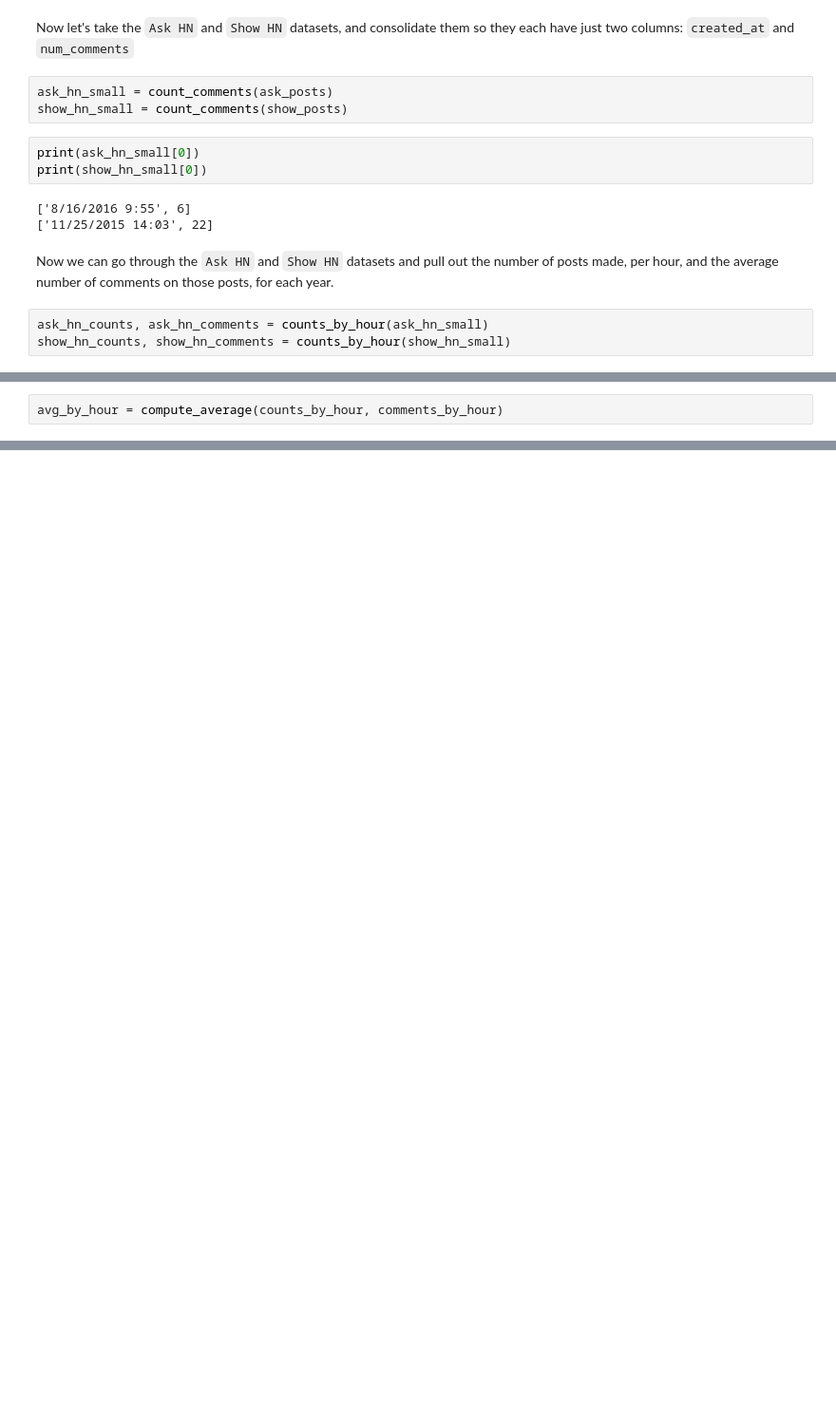
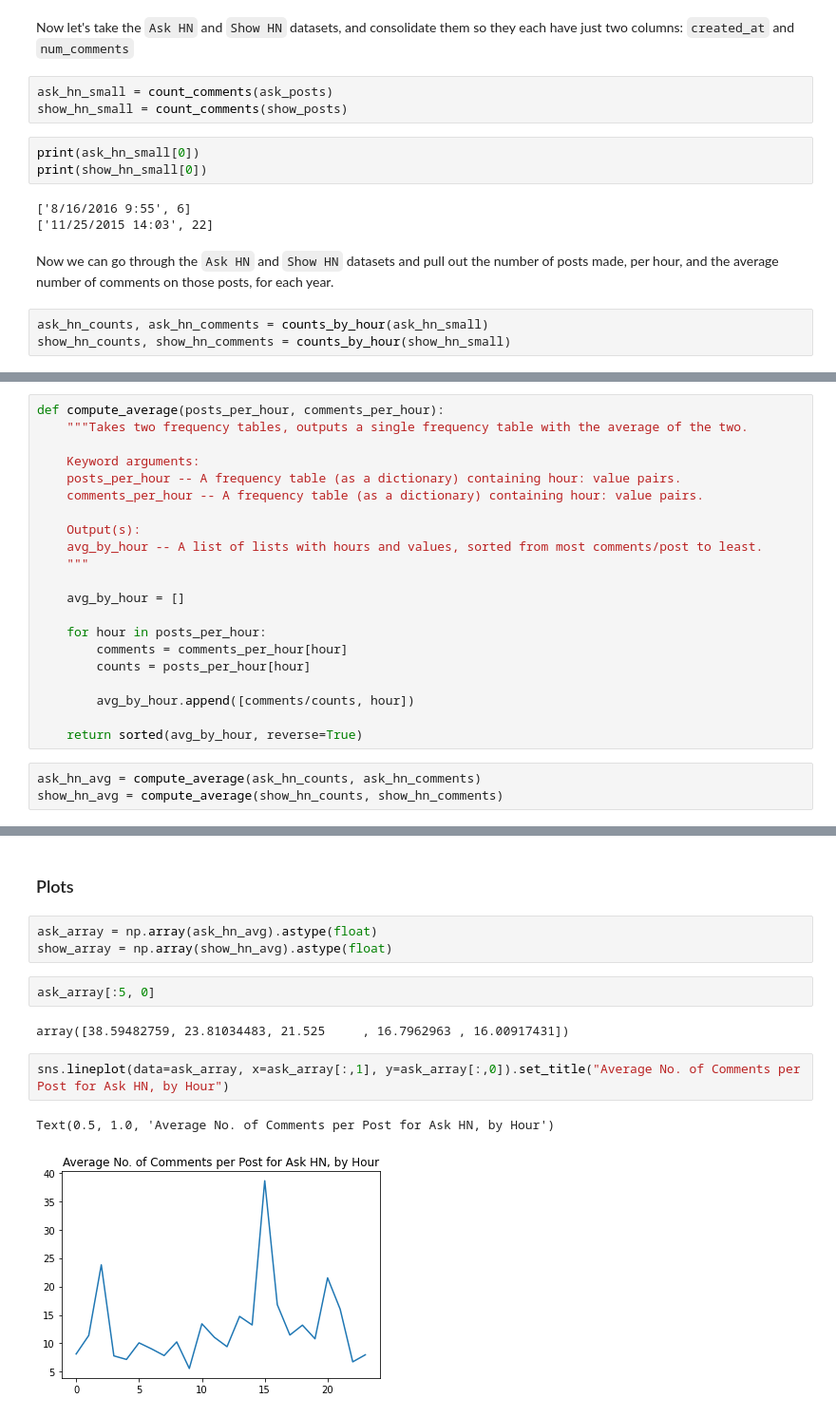
Before and after one commit to nikomccarty/miscellaneous-jupyter, a Jupyter notebook: hacker_news_analysis/hacker_news_exploratory.ipynb, the cells around one changed output, grey strips where cells are left out. Shown at 95% size. Saved outputs shown, nothing was run; the diff lists cells and outputs as text; blank space fills up the shorter version.

Commit message:
Completed analysis and plots.

```diff
--- a/hacker_news_analysis/hacker_news_exploratory.ipynb
+++ b/hacker_news_analysis/hacker_news_exploratory.ipynb
@@ -229,2 +219,0 @@ def compute_average(dict_a, dict_b):
-# %%
-avg_by_hour = compute_average(counts_by_hour, comments_by_hour)
@@ -233 +288,25 @@ avg_by_hour
+# %%
+def compute_average(posts_per_hour, comments_per_hour):
+    """Takes two frequency tables, outputs a single frequency table with the average of the two.
+
+    Keyword arguments:
+    posts_per_hour -- A frequency table (as a dictionary) containing hour: value pairs.
+    comments_per_hour -- A frequency table (as a dictionary) containing hour: value pairs.
+
+    Output(s):
+    avg_by_hour -- A list of lists with hours and values, sorted from most comments/post to least.
+    """
+
+    avg_by_hour = []
+
+    for hour in posts_per_hour:
+        comments = comments_per_hour[hour]
+        counts = posts_per_hour[hour]
+
+        avg_by_hour.append([comments/counts, hour])
+
+    return sorted(avg_by_hour, reverse=True)
+# %%
+ask_hn_avg = compute_average(ask_hn_counts, ask_hn_comments)
+show_hn_avg = compute_average(show_hn_counts, show_hn_comments)
 # %% [markdown]
@@ -249,0 +368,14 @@ for row in sorted_swap[:5]:
+# %% [markdown]
+### Plots
+# %%
+ask_array = np.array(ask_hn_avg).astype(float)
+show_array = np.array(show_hn_avg).astype(float)
+# %%
+ask_array[:5, 0]
+# %% [output]
+array([38.59482759, 23.81034483, 21.525     , 16.7962963 , 16.00917431])
+# %%
+sns.lineplot(data=ask_array, x=ask_array[:,1], y=ask_array[:,0]).set_title("Average No. of Comments per Post for Ask HN, by Hour")
+# %% [output]
+Text(0.5, 1.0, 'Average No. of Comments per Post for Ask HN, by Hour')
+[figure, added]
```
Also changed, not shown: parts of 24 cells of this notebook.
